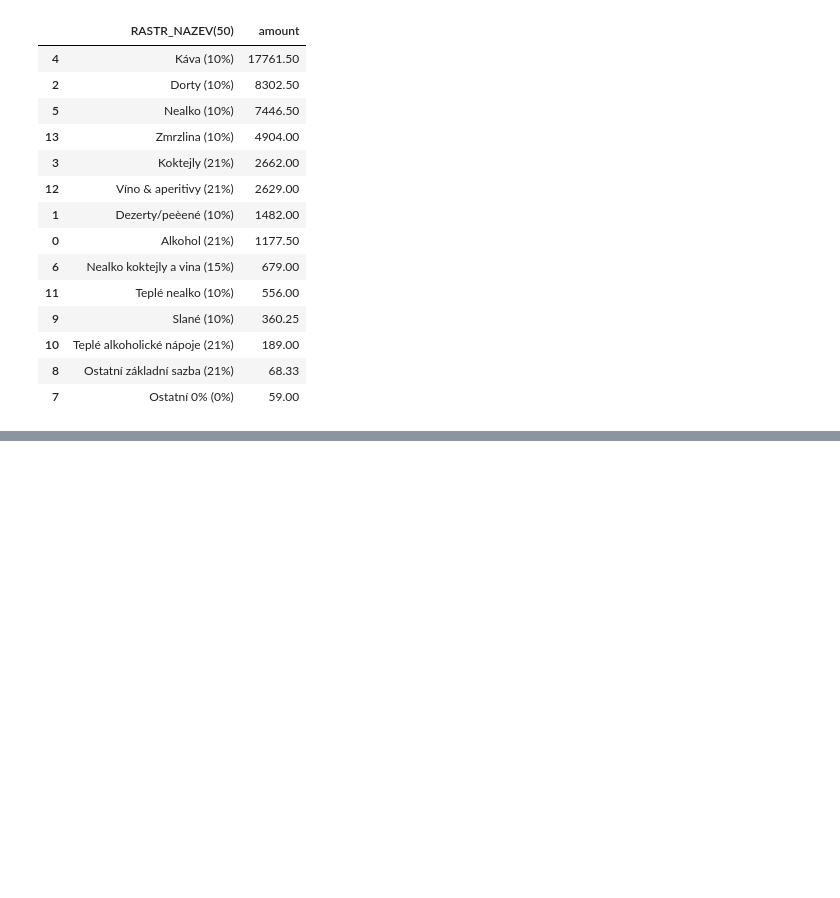
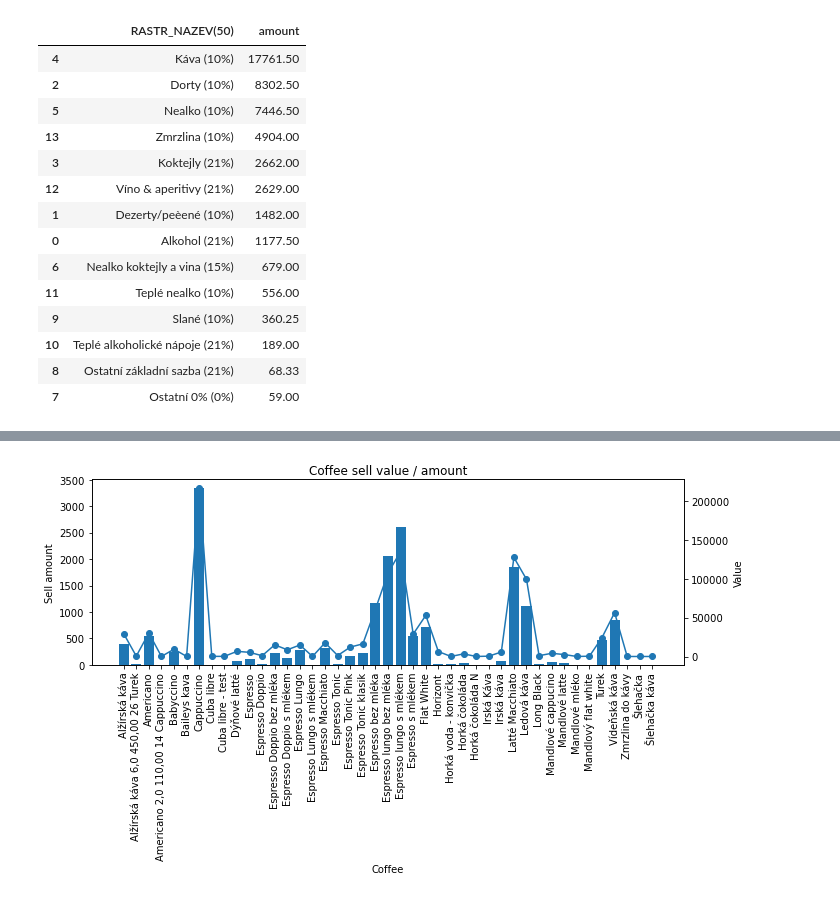
Before and after one commit to AdamLazil/Coffee_house_data, a Jupyter notebook: rastrQuickOverview.ipynb, the cells around one changed output, grey strips where cells are left out. Drawn from its saved outputs; the diff is of its cells as text; code cells hidden in the pictures; blank space fills up the shorter version.

Commit message:
working on graphs

```diff
--- a/rastrQuickOverview.ipynb
+++ b/rastrQuickOverview.ipynb
@@ -97,3 +97,5 @@ grouped
 | 10 | Teplé alkoholické nápoje (21%) | 189.00 |
 | 8 | Ostatní základní sazba (21%) | 68.33 |
 | 7 | Ostatní 0% (0%) | 59.00 |
+# %%
+df_combined_coffee = df_combined[df_combined['RASTR_CISLO'] == 18]
@@ -99,0 +122,17 @@ grouped
+# %%
+df_combined_coffee = df_combined_coffee.copy()
+# %%
+df_combined_coffee.loc[:,'name'] = (
+                            df_combined_coffee['name']
+                            .astype(str)
+                            .str.strip()
+                            .str.replace(r'\s+', ' ', regex = True)
+                            )
+# %%
+df_coffee = (df_combined_coffee.groupby('name', as_index = False)
+             .agg(
+             amount_sum = ('amount', 'sum'),
+             value_sum = ('value', 'sum')
+             )
+             .reset_index()
+            )
@@ -99,0 +148,18 @@ grouped
+# %%
+fig, ax1 = plt.subplots(figsize=(10,6))
+
+ax1.bar(df_coffee['name'], df_coffee['amount_sum'])
+ax1.set_ylabel('Sell amount')
+ax1.set_xlabel('Coffee')
+ax1.tick_params(axis="x", rotation=90)
+
+ax2 = ax1.twinx()
+ax2.plot(df_coffee['name'], df_coffee['value_sum'],color marker='o')
+ax2.set_ylabel('Value')
+
+
+plt.title('Coffee sell value / amount')
+plt.tight_layout()
+plt.show()
+# %% [output]
+[figure, added]
```
Also changed, not shown: parts of 2 cells of this notebook.
